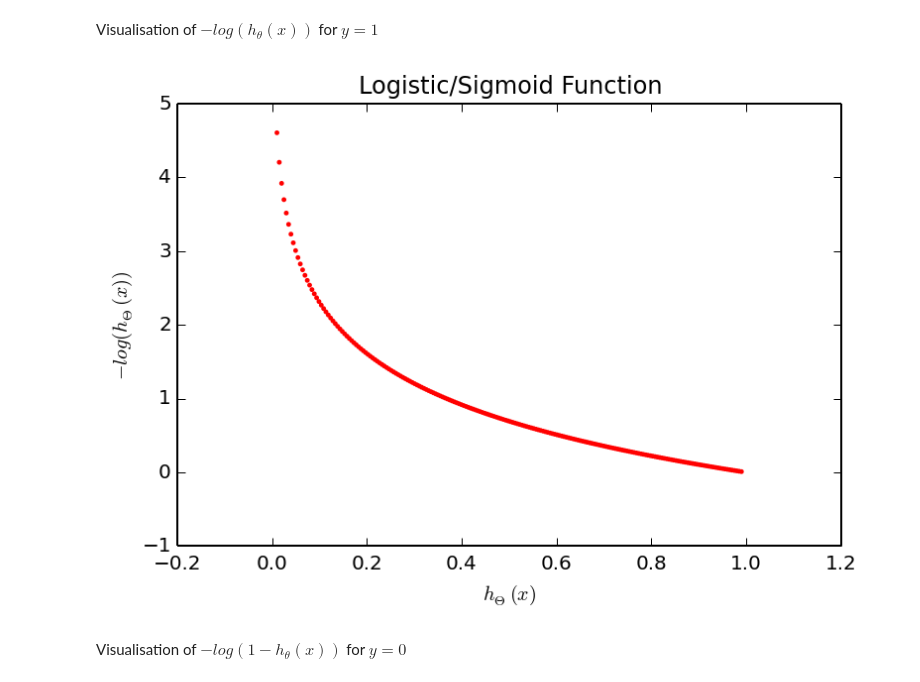
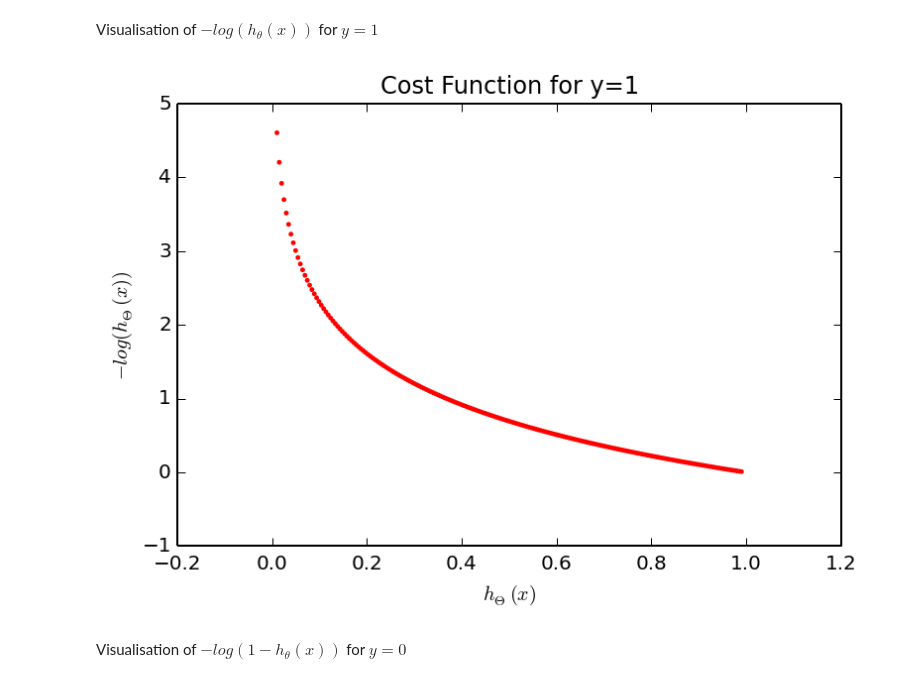
Before and after one commit to ekaakurniawan/iPyMacLern, a Jupyter notebook: W4_5/Neural Networks.ipynb, the cells around one changed output. Cells and saved outputs as stored; diff of their text form; code cells hidden in the pictures.

```diff
--- a/W4_5/Neural Networks.ipynb
+++ b/W4_5/Neural Networks.ipynb
@@ -137,12 +139,12 @@ htx = np.linspace(0.01, 0.99, num=200)
 lhtx = nlog_v(htx)
 # %%
 plt.scatter(htx, lhtx, color='red', s=2)
-plt.title('Logistic/Sigmoid Function')
+plt.title('Cost Function for y=1')
 plt.xlabel('$h_\Theta(x)$')
 plt.ylabel('$-log(h_\Theta(x))$')
 plt.show()
 # %% [output]
-[figure, old version]
+[figure, new version]
 # %% [markdown]
 Visualisation of $-log(1-h_\theta(x))$ for $y = 0$
 # %%
```
Also changed, not shown: parts of 48 cells of this notebook.
